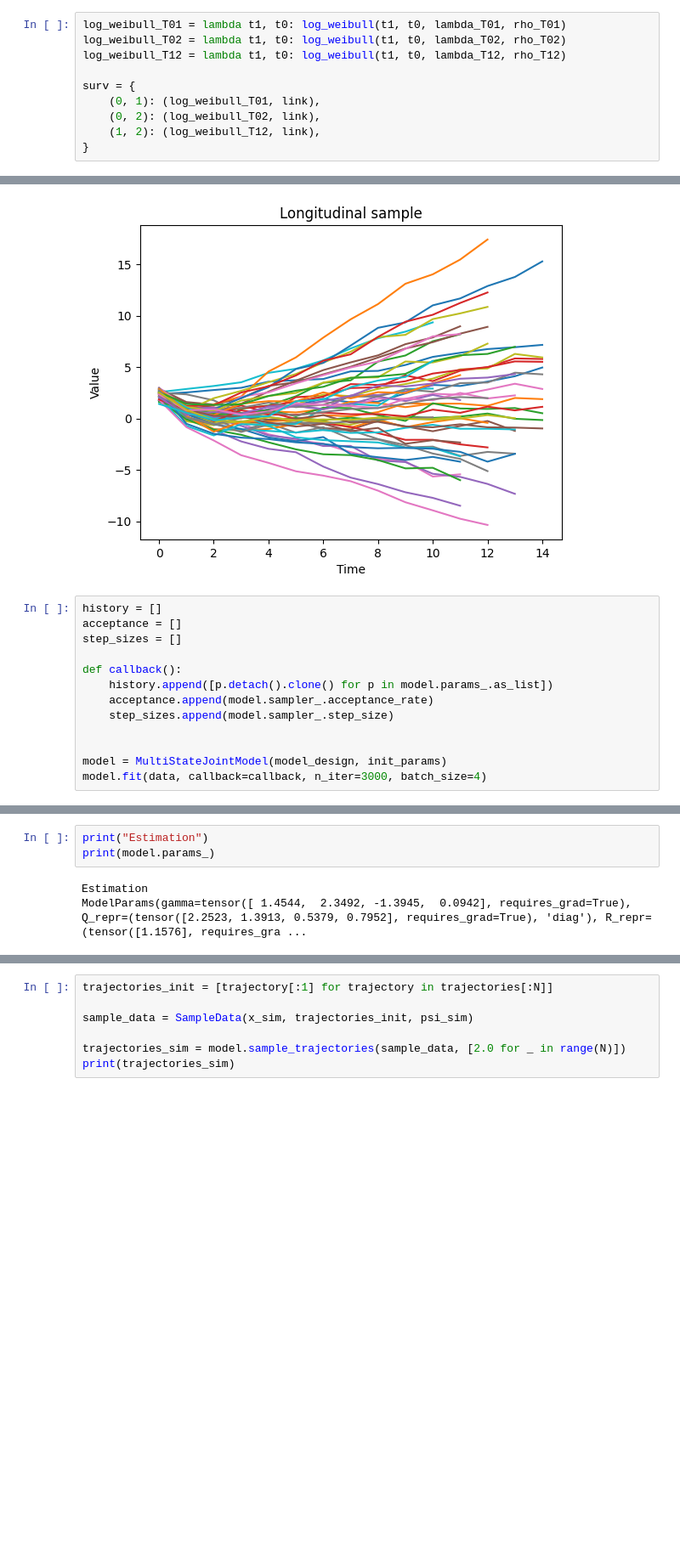
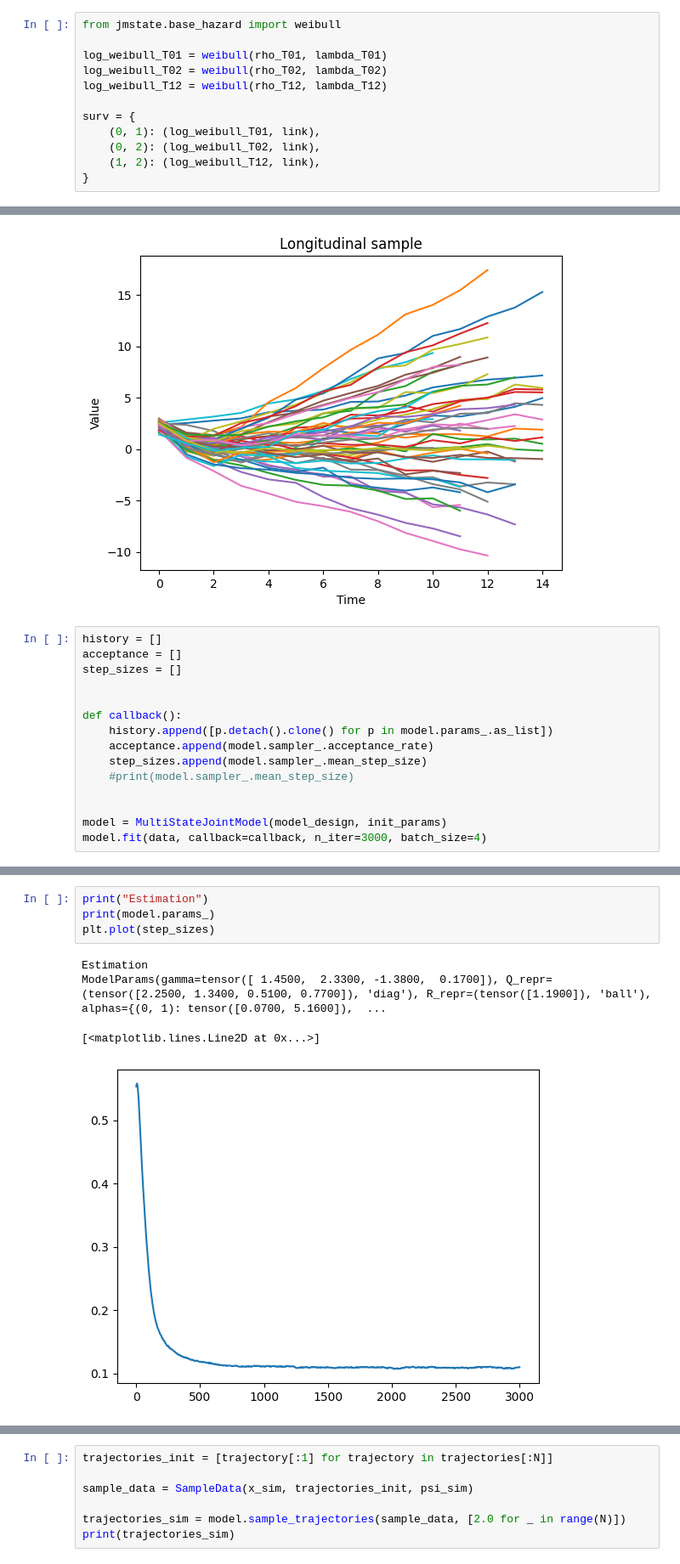
Before and after one commit to felixlaplante/paquid-jmstate, a Jupyter notebook: fitting-test.ipynb, the cells around one changed output, grey strips where cells are left out. Shown at 85% size. Drawn from its saved outputs; the diff is of its cells as text; blank space fills up the shorter version.

```diff
--- a/fitting-test.ipynb
+++ b/fitting-test.ipynb
@@ -75,9 +66,11 @@ betas = {
 
 real_params = ModelParams(gamma, (Q_inv, "diag"), (R_inv, "ball"), alphas, betas)
 # %%
-log_weibull_T01 = lambda t1, t0: log_weibull(t1, t0, lambda_T01, rho_T01)
-log_weibull_T02 = lambda t1, t0: log_weibull(t1, t0, lambda_T02, rho_T02)
-log_weibull_T12 = lambda t1, t0: log_weibull(t1, t0, lambda_T12, rho_T12)
+from jmstate.base_hazard import weibull
+
+log_weibull_T01 = weibull(rho_T01, lambda_T01)
+log_weibull_T02 = weibull(rho_T02, lambda_T02)
+log_weibull_T12 = weibull(rho_T12, lambda_T12)
 
 surv = {
     (0, 1): (log_weibull_T01, link),
@@ -149,10 +142,12 @@ history = []
 acceptance = []
 step_sizes = []
 
+
 def callback():
     history.append([p.detach().clone() for p in model.params_.as_list])
     acceptance.append(model.sampler_.acceptance_rate)
-    step_sizes.append(model.sampler_.step_size)
+    step_sizes.append(model.sampler_.mean_step_size)
+    #print(model.sampler_.mean_step_size)
 
 
 model = MultiStateJointModel(model_design, init_params)
@@ -200,9 +195,12 @@ for i in range(len(history[0])):
 # %%
 print("Estimation")
 print(model.params_)
+plt.plot(step_sizes)
 # %% [output]
 Estimation
-ModelParams(gamma=tensor([ 1.4544,  2.3492, -1.3945,  0.0942], requires_grad=True), Q_repr=(tensor([2.2523, 1.3913, 0.5379, 0.7952], requires_grad=True), 'diag'), R_repr=(tensor([1.1576], requires_gra ...
+ModelParams(gamma=tensor([ 1.4500,  2.3300, -1.3800,  0.1700]), Q_repr=(tensor([2.2500, 1.3400, 0.5100, 0.7700]), 'diag'), R_repr=(tensor([1.1900]), 'ball'), alphas={(0, 1): tensor([0.0700, 5.1600]),  ...
+[<matplotlib.lines.Line2D at 0x...>]
+[figure, added]
 # %%
 model = real_model
 
```
Also changed, not shown: parts of 3 cells of this notebook, 1 other file.
